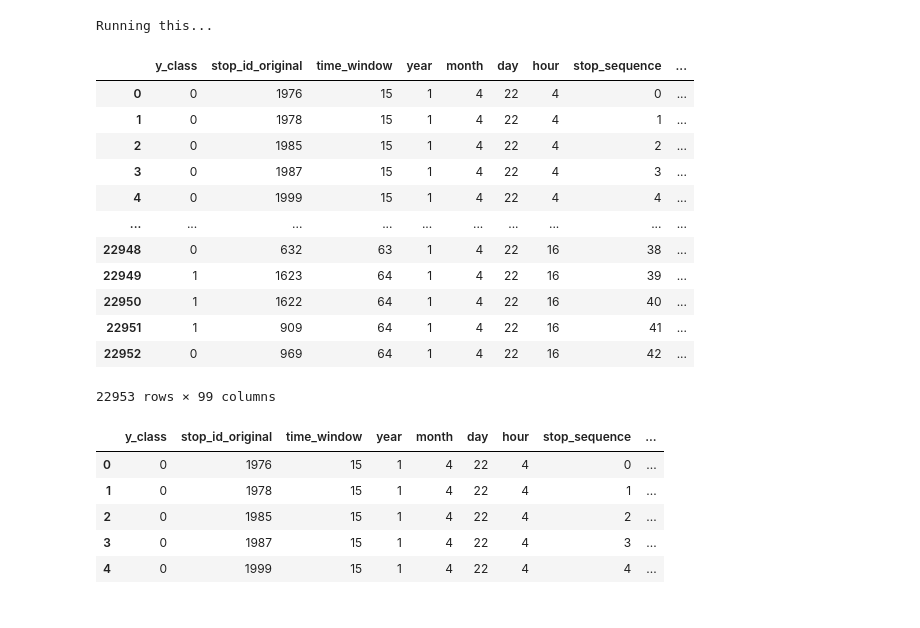
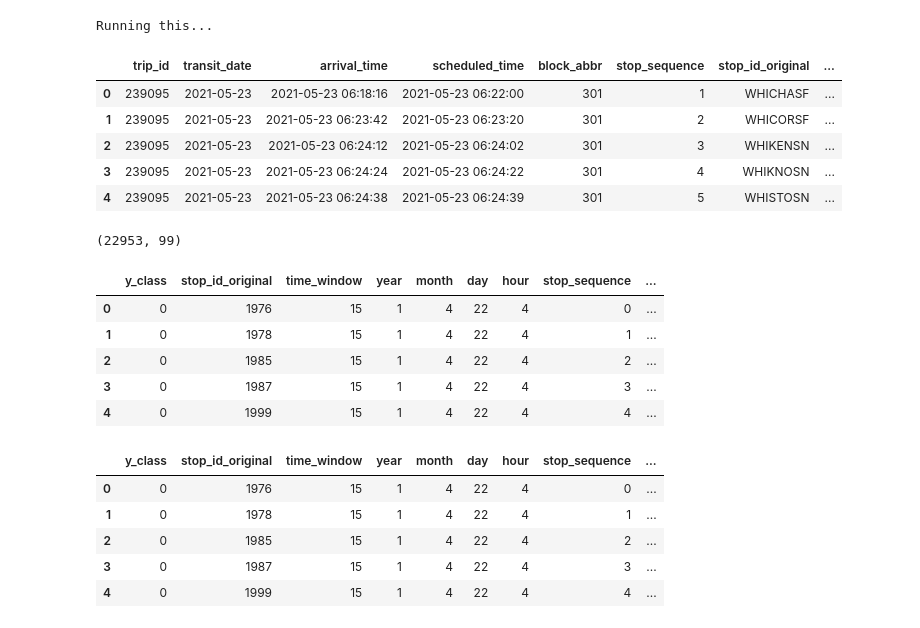
Before and after one commit to jptalusan/ICCPS_stationing, a Jupyter notebook: data_generation/generate_day_trips.ipynb, the cells around one changed output. Saved outputs shown, nothing was run; the diff lists cells and outputs as text; code cells hidden in the pictures.

```diff
--- a/data_generation/generate_day_trips.ipynb
+++ b/data_generation/generate_day_trips.ipynb
@@ -73,8 +72,9 @@ def get_apc_data_for_date(filter_date):
     apcdata.createOrReplaceTempView("apc")
 
     plot_date = filter_date.strftime('%Y-%m-%d')
-    get_columns = ['trip_id', 'transit_date', 'arrival_time',
+    get_columns = ['trip_id', 'transit_date', 'arrival_time', 'scheduled_time',
                 'block_abbr', 'stop_sequence', 'stop_id_original',
+                'vehicle_id', 'vehicle_capacity',
                 'load',
                 'darksky_temperature',
                 'darksky_humidity',
@@ -234,22 +233,27 @@ ohe_columns = ['dayofweek', 'route_id_dir', 'is_holiday', 'is_school_break', 'ze
 input_df = input_df.drop(columns=ohe_columns)
 # %% [output]
 Running this...
-# %%
-input_df
-# %% [output]
-|  | y_class | stop_id_original | time_window | year | month | day | hour | stop_sequence | ... |
-| 0 | 0 | 1976 | 15 | 1 | 4 | 22 | 4 | 0 | ... |
-| 1 | 0 | 1978 | 15 | 1 | 4 | 22 | 4 | 1 | ... |
-| 2 | 0 | 1985 | 15 | 1 | 4 | 22 | 4 | 2 | ... |
-| 3 | 0 | 1987 | 15 | 1 | 4 | 22 | 4 | 3 | ... |
-| 4 | 0 | 1999 | 15 | 1 | 4 | 22 | 4 | 4 | ... |
-| ... | ... | ... | ... | ... | ... | ... | ... | ... | ... |
-| 22948 | 0 | 632 | 63 | 1 | 4 | 22 | 16 | 38 | ... |
-| 22949 | 1 | 1623 | 64 | 1 | 4 | 22 | 16 | 39 | ... |
-| 22950 | 1 | 1622 | 64 | 1 | 4 | 22 | 16 | 40 | ... |
-| 22951 | 1 | 909 | 64 | 1 | 4 | 22 | 16 | 41 | ... |
-| 22952 | 0 | 969 | 64 | 1 | 4 | 22 | 16 | 42 | ... |
-22953 rows × 99 columns
+# %%
+raw_df.head()
+# %% [output]
+|  | trip_id | transit_date | arrival_time | scheduled_time | block_abbr | stop_sequence | stop_id_original | ... |
+| 0 | 239095 | 2021-05-23 | 2021-05-23 06:18:16 | 2021-05-23 06:22:00 | 301 | 1 | WHICHASF | ... |
+| 1 | 239095 | 2021-05-23 | 2021-05-23 06:23:42 | 2021-05-23 06:23:20 | 301 | 2 | WHICORSF | ... |
+| 2 | 239095 | 2021-05-23 | 2021-05-23 06:24:12 | 2021-05-23 06:24:02 | 301 | 3 | WHIKENSN | ... |
+| 3 | 239095 | 2021-05-23 | 2021-05-23 06:24:24 | 2021-05-23 06:24:22 | 301 | 4 | WHIKNOSN | ... |
+| 4 | 239095 | 2021-05-23 | 2021-05-23 06:24:38 | 2021-05-23 06:24:39 | 301 | 5 | WHISTOSN | ... |
+# %%
+
+print(input_df.shape)
+input_df.head()
+# %% [output]
+(22953, 99)
+|  | y_class | stop_id_original | time_window | year | month | day | hour | stop_sequence | ... |
+| 0 | 0 | 1976 | 15 | 1 | 4 | 22 | 4 | 0 | ... |
+| 1 | 0 | 1978 | 15 | 1 | 4 | 22 | 4 | 1 | ... |
+| 2 | 0 | 1985 | 15 | 1 | 4 | 22 | 4 | 2 | ... |
+| 3 | 0 | 1987 | 15 | 1 | 4 | 22 | 4 | 3 | ... |
+| 4 | 0 | 1999 | 15 | 1 | 4 | 22 | 4 | 4 | ... |
 # %%
 import random
 past = 5
```
Also changed, not shown: parts of 15 cells of this notebook, 12 other files.
